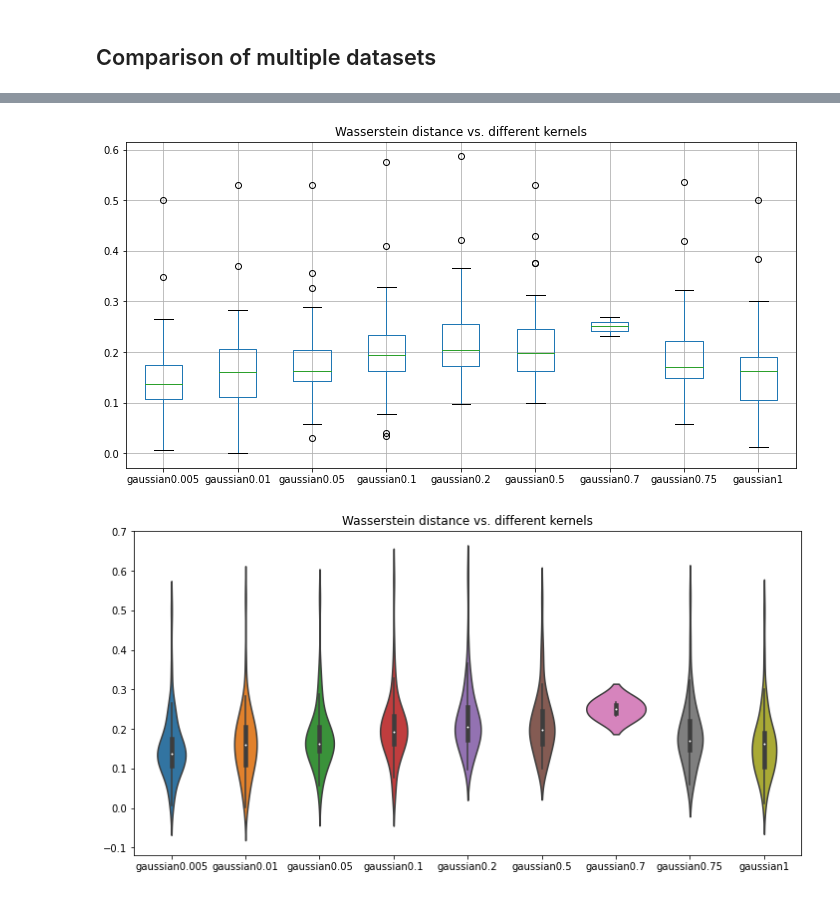
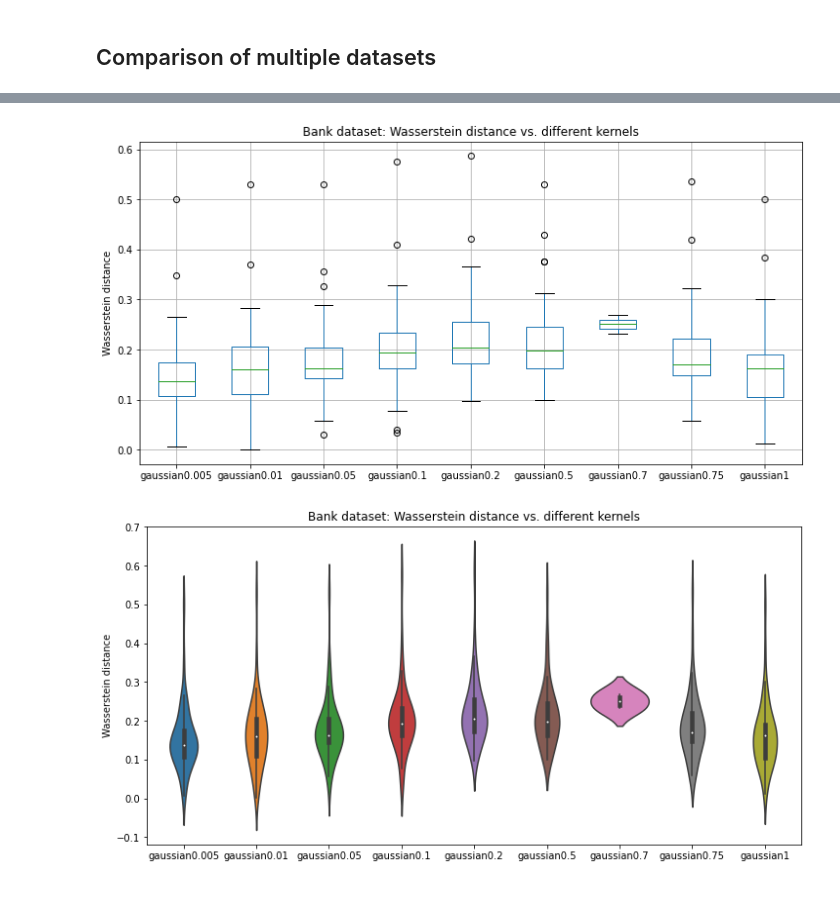
Before and after one commit to biesiadm/data_compression_xai, a Jupyter notebook: explanation-compression-main/ser_statistics.ipynb, the cells around one changed output, grey strips where cells are left out. Cells and saved outputs as stored; diff of their text form; code cells hidden in the pictures.

```diff
--- a/explanation-compression-main/ser_statistics.ipynb
+++ b/explanation-compression-main/ser_statistics.ipynb
@@ -51,7 +51,8 @@ Text(0.5, 1.0, 'No. of samples wrt.\nthe effect size')
 import pandas as pd
 import seaborn as sns
 # %%
-def plot_difference_in_datasets(datasets, data_column, names = None, title = None):
+def plot_difference_in_datasets(datasets, data_column, names = None, title = None, y_title = None,
+                                pngtitles = (None, None)):
     datasets_df = [pd.read_csv(d) for d in datasets]
 
     if not names:
@@ -65,12 +66,21 @@ def plot_difference_in_datasets(datasets, data_column, names = None, title = Non
     fig = plt.figure(figsize=(figsize,6))
     df.boxplot()
     plt.title(title)
-    plt.show()
+    plt.ylabel(y_title)
+    if pngtitles[0]:
+        plt.savefig(pngtitles[0])
+    else:
+        plt.show()
+
 
     fig = plt.figure(figsize=(figsize,6))
     sns.violinplot(data=df)
     plt.title(title)
-    plt.show()
+    plt.ylabel(y_title)
+    if pngtitles[1]:
+        plt.savefig(pngtitles[1])
+    else:
+        plt.show()
 # %%
 d1 = "./results/exp4_nocat_gaussian_0.5.csv"
 d2 = "./results/exp4_nocat_gaussian_1.csv"
@@ -89,10 +102,12 @@ plot_difference_in_datasets(datasets = datasets, data_column = 'wd_diff', names
 # %%
 import os
 
 bank_datasets = ["./results/"+f for f in os.listdir("./results")[:-1] if f.startswith("exp5_bank_gaussian")]
 plot_difference_in_datasets(bank_datasets, data_column="wd_diff",
-                            title="Wasserstein distance vs. different kernels")
+                            title="Bank dataset: Wasserstein distance vs. different kernels",
+                            y_title = "Wasserstein distance",
+                            pngtitles = (None, 'bank_wd_different_kernels_violinplot.png'))
 # %% [output]
-[figure, old version]
+[figure, new version]
-[figure, old version]
+[figure, new version]
 # %%
```
Also changed, not shown: parts of 6 cells of this notebook, 10 other files.
